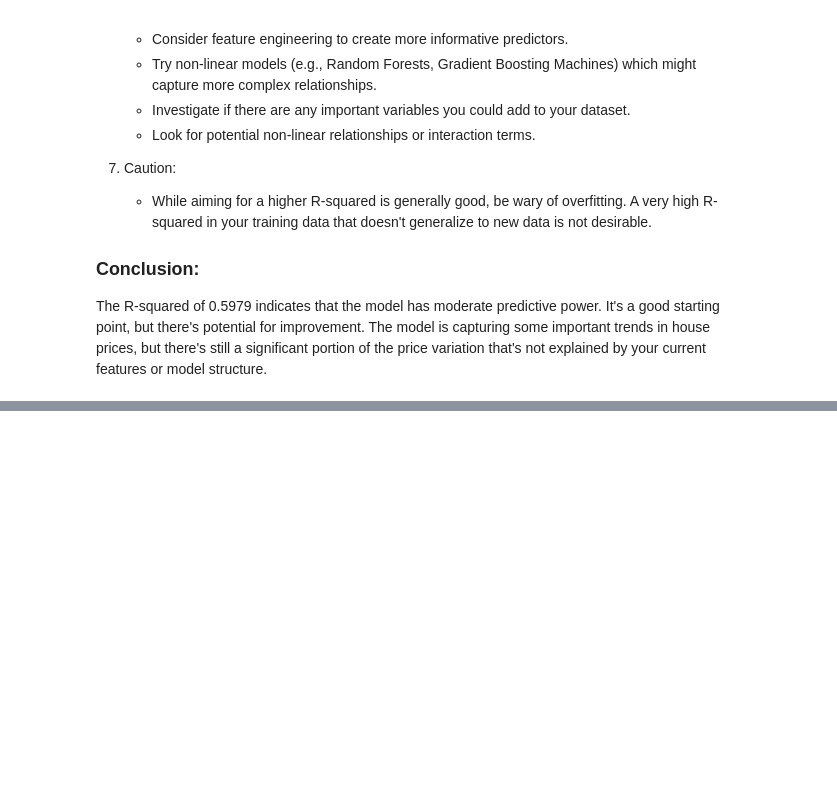
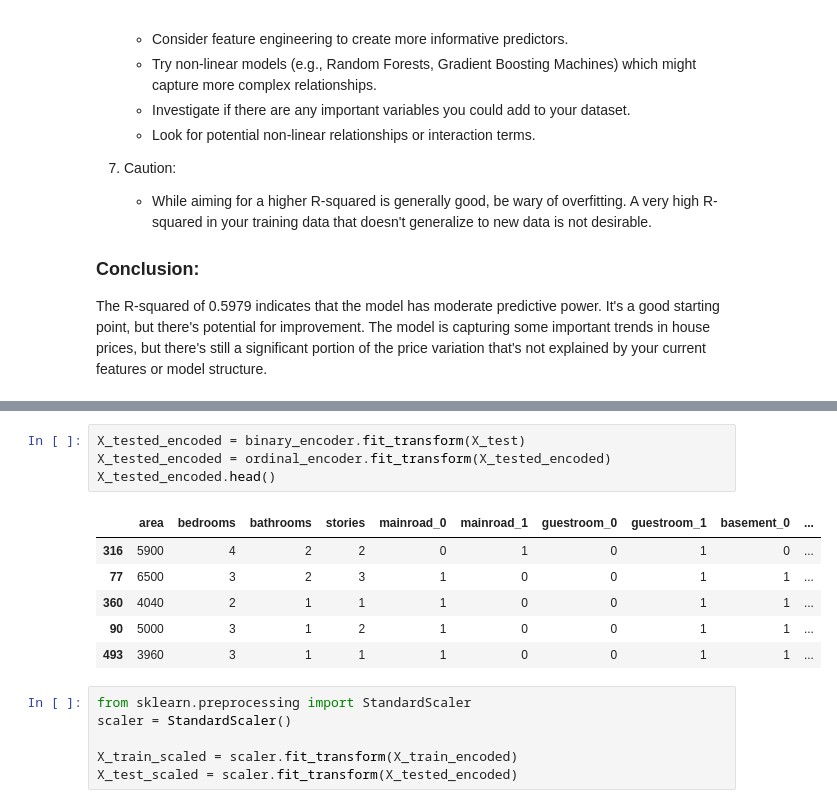
Before and after one commit to mkasulecoder/HousePricePredictor, a Jupyter notebook: house_price_model.ipynb, the cells around one changed output, grey strips where cells are left out. Cells and saved outputs as stored; diff of their text form; blank space fills up the shorter version.

Commit message:
update Scaled Relevant features to 12

```diff
--- a/house_price_model.ipynb
+++ b/house_price_model.ipynb
@@ -353,0 +438,17 @@ The R-squared of 0.5979 indicates that the model has moderate predictive power.
+# %%
+X_tested_encoded = binary_encoder.fit_transform(X_test)
+X_tested_encoded = ordinal_encoder.fit_transform(X_tested_encoded)
+X_tested_encoded.head()
+# %% [output]
+|  | area | bedrooms | bathrooms | stories | mainroad_0 | mainroad_1 | guestroom_0 | guestroom_1 | basement_0 | ... |
+| 316 | 5900 | 4 | 2 | 2 | 0 | 1 | 0 | 1 | 0 | ... |
+| 77 | 6500 | 3 | 2 | 3 | 1 | 0 | 0 | 1 | 1 | ... |
+| 360 | 4040 | 2 | 1 | 1 | 1 | 0 | 0 | 1 | 1 | ... |
+| 90 | 5000 | 3 | 1 | 2 | 1 | 0 | 0 | 1 | 1 | ... |
+| 493 | 3960 | 3 | 1 | 1 | 1 | 0 | 0 | 1 | 1 | ... |
+# %%
+from sklearn.preprocessing import StandardScaler
+scaler = StandardScaler()
+
+X_train_scaled = scaler.fit_transform(X_train_encoded)
+X_test_scaled = scaler.fit_transform(X_tested_encoded)
```
Also changed, not shown: parts of 22 cells of this notebook.
